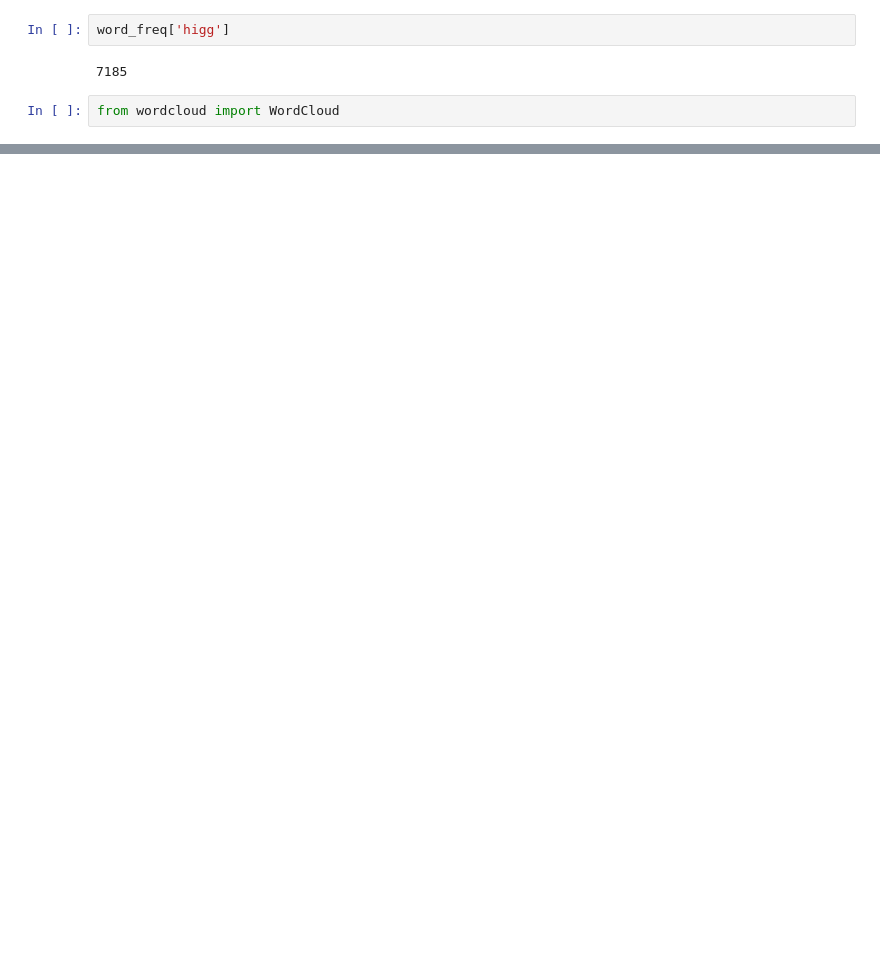
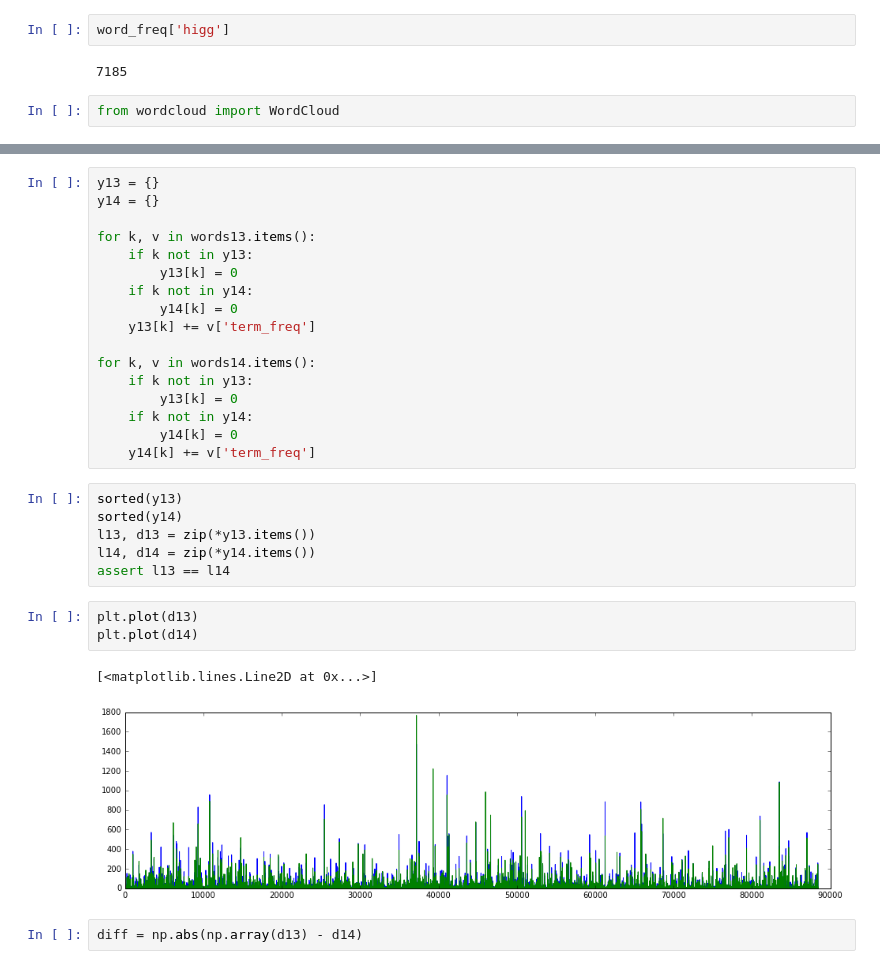
Before and after one commit to inspirehep/invenio-trends, a Jupyter notebook: research/Termvectors.ipynb, the cells around one changed output, grey strips where cells are left out. Drawn from its saved outputs; the diff is of its cells as text; blank space fills up the shorter version.

```diff
--- a/research/Termvectors.ipynb
+++ b/research/Termvectors.ipynb
@@ -99,0 +207,31 @@ plt.imshow(WordCloud(width=700, background_color='white').generate_from_frequenc
+# %%
+y13 = {}
+y14 = {}
+
+for k, v in words13.items():
+    if k not in y13:
+        y13[k] = 0
+    if k not in y14:
+        y14[k] = 0
+    y13[k] += v['term_freq']
+
+for k, v in words14.items():
+    if k not in y13:
+        y13[k] = 0
+    if k not in y14:
+        y14[k] = 0
+    y14[k] += v['term_freq']
+# %%
+sorted(y13)
+sorted(y14)
+l13, d13 = zip(*y13.items())
+l14, d14 = zip(*y14.items())
+assert l13 == l14
+# %%
+plt.plot(d13)
+plt.plot(d14)
+# %% [output]
+[<matplotlib.lines.Line2D at 0x...>]
+[figure, added]
+# %%
+diff = np.abs(np.array(d13) - d14)
```
Also changed, not shown: parts of 18 cells of this notebook, 1 other file.
